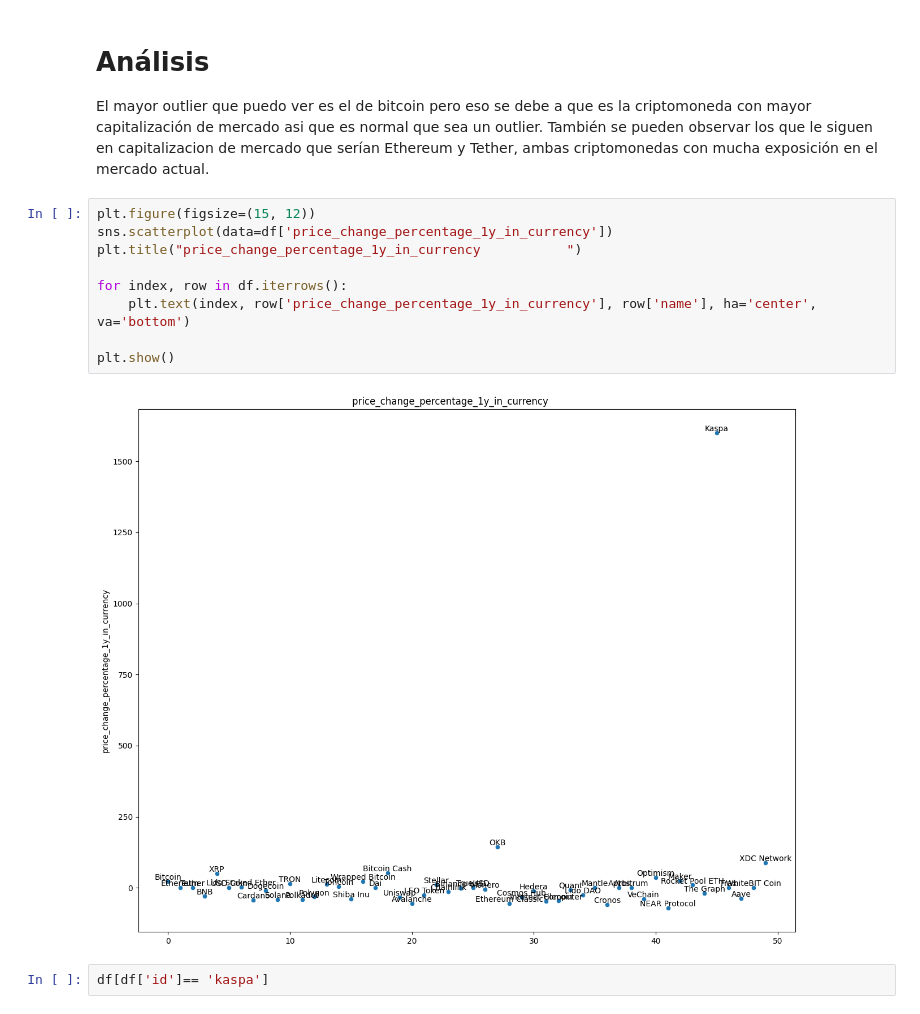
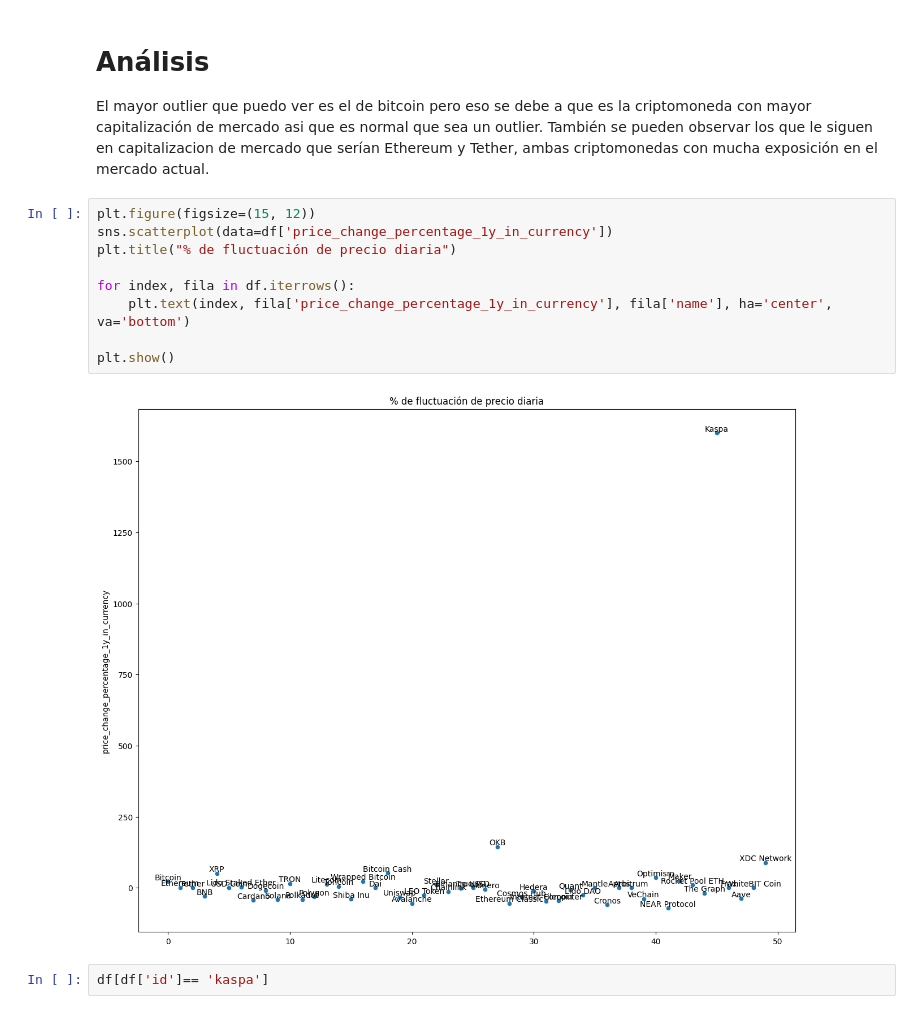
Before and after one commit to Naitais/crypto_dashboard_project, a Jupyter notebook: EDA.ipynb, the cells around one changed output. Drawn from its saved outputs; the diff is of its cells as text.

```diff
--- a/EDA.ipynb
+++ b/EDA.ipynb
@@ -269,14 +271,14 @@ El mayor outlier que puedo ver es el de bitcoin pero eso se debe a que es la cri
 # %%
 plt.figure(figsize=(15, 12))
 sns.scatterplot(data=df['price_change_percentage_1y_in_currency'])
-plt.title("price_change_percentage_1y_in_currency           ")
+plt.title("% de fluctuación de precio diaria")
 
-for index, row in df.iterrows():
-    plt.text(index, row['price_change_percentage_1y_in_currency'], row['name'], ha='center', va='bottom')
+for index, fila in df.iterrows():
+    plt.text(index, fila['price_change_percentage_1y_in_currency'], fila['name'], ha='center', va='bottom')
 
 plt.show()
 # %% [output]
-[figure, old version]
+[figure, new version]
 # %%
 df[df['id']== 'kaspa']
 # %% [output]
```
Also changed, not shown: parts of 17 cells of this notebook.
